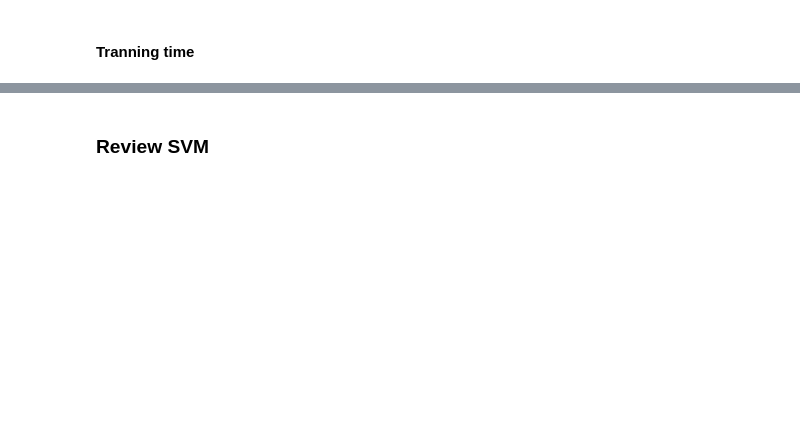
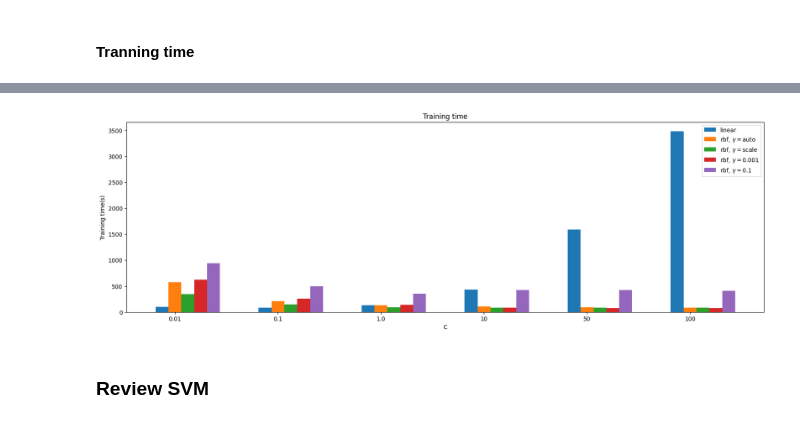
Before and after one commit to LHSang6403/Support-Vector-Machine-ML-Project, a Jupyter notebook: main.ipynb, the cells around one changed output, grey strips where cells are left out. Saved outputs shown, nothing was run; the diff lists cells and outputs as text; code cells hidden in the pictures; blank space fills up the shorter version.

```diff
--- a/main.ipynb
+++ b/main.ipynb
@@ -223,2 +282,25 @@ plt.show()
+# %%
+plt.figure(figsize=(20, 6))
+
+
+C_values_str = list(map(str, C_values))
+
+ind =  np.arange(len(C_values))
+ind = ind*2
+width = 0.25
+
+plt.bar(ind, training_time_linear, width = width,label=r'linear')
+
+for i in range(len(gamma_values)):
+    plt.bar(ind + width*(i + 1), training_time_rbf[i],label=r'rbf, $\gamma=$'+str(gamma_values[i]), width=width)
+
+plt.title('Training time')
+plt.xlabel('C')
+plt.ylabel('Training time(s)')
+plt.xticks(ind + width, np.array(C_values_str))
+plt.legend()
+plt.show()
+# %% [output]
+[figure, added]
 # %% [markdown]
 ### Review SVM
```
Also changed, not shown: parts of 26 cells of this notebook, 2 other files.
